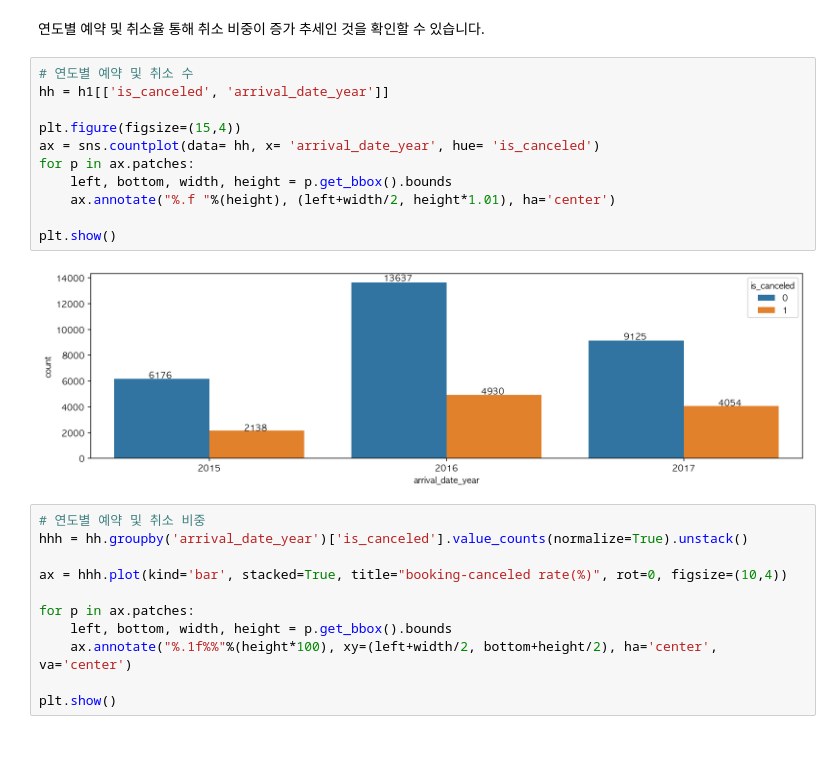
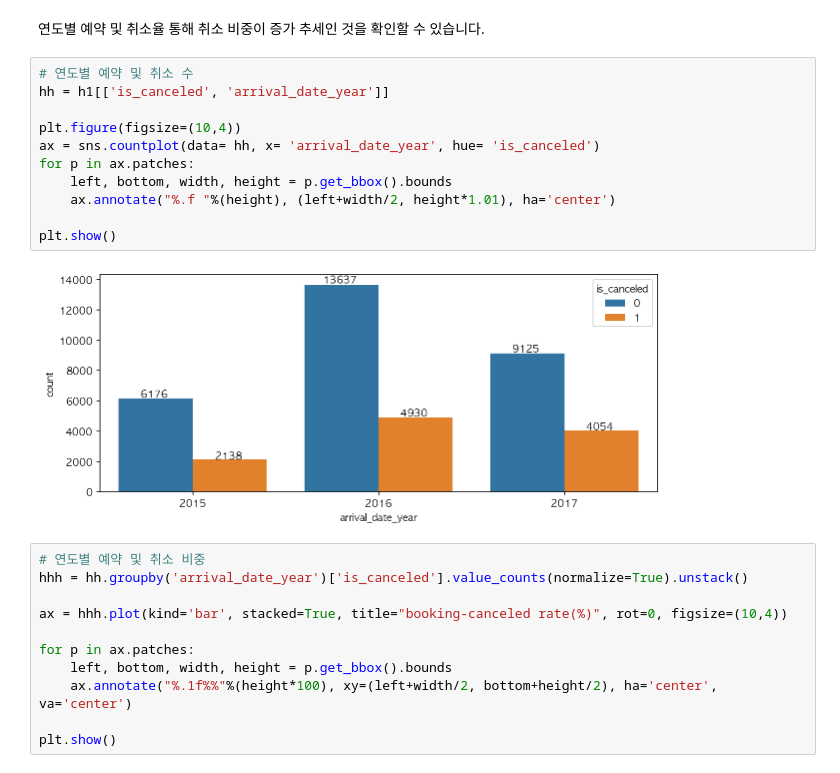
Before and after one commit to jyeon94/Learning_Spoons_Third_Project, a Jupyter notebook: scripts/project3_ver8_시티호텔.ipynb, the cells around one changed output. Drawn from its saved outputs; the diff is of its cells as text; blank space fills up the shorter version.

```diff
--- a/scripts/project3_ver8_시티호텔.ipynb
+++ b/scripts/project3_ver8_시티호텔.ipynb
@@ -256,16 +256,16 @@ h = h1.hist(figsize=(15, 15))
 # %%
 # 연도별 예약 및 취소 수
 hh = h1[['is_canceled', 'arrival_date_year']]
 
-plt.figure(figsize=(15,4))
+plt.figure(figsize=(10,4))
 ax = sns.countplot(data= hh, x= 'arrival_date_year', hue= 'is_canceled')
 for p in ax.patches:
     left, bottom, width, height = p.get_bbox().bounds
     ax.annotate("%.f "%(height), (left+width/2, height*1.01), ha='center')
 
 plt.show()
 # %% [output]
-[figure, old version]
+[figure, new version]
 # %%
 # 연도별 예약 및 취소 비중
 hhh = hh.groupby('arrival_date_year')['is_canceled'].value_counts(normalize=True).unstack()
```
